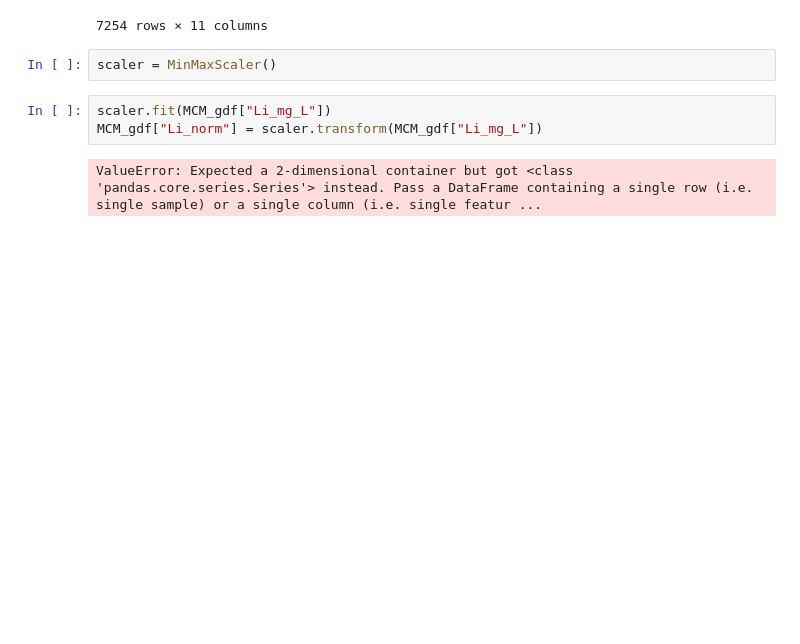
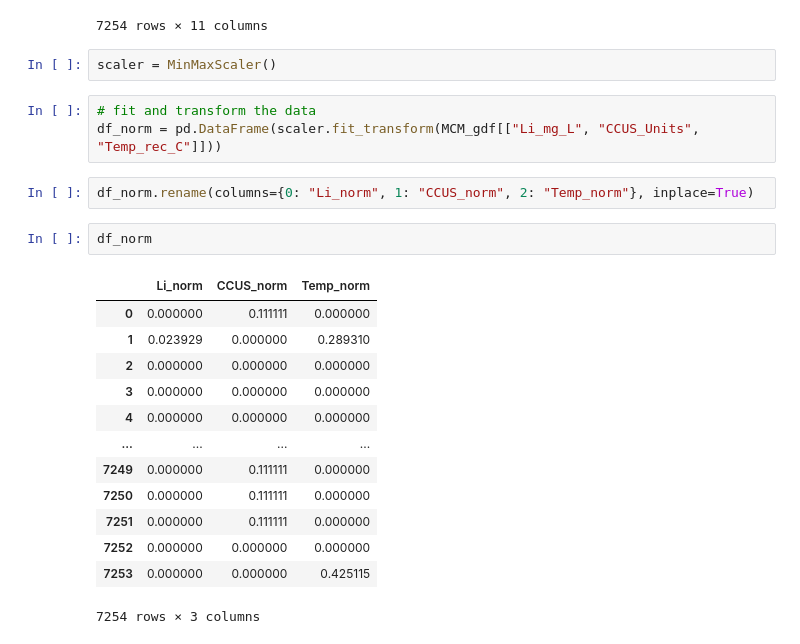
Before and after one commit to katherinewest/2024-redevelop, a Jupyter notebook: main.ipynb, the cells around one changed output. Saved outputs shown, nothing was run; the diff lists cells and outputs as text; blank space fills up the shorter version.

```diff
--- a/main.ipynb
+++ b/main.ipynb
@@ -470,7 +447,23 @@ MCM_gdf.sort_values(by="CCUS_Units", ascending=False)
 # %%
 scaler = MinMaxScaler()
 # %%
-scaler.fit(MCM_gdf["Li_mg_L"])
-MCM_gdf["Li_norm"] = scaler.transform(MCM_gdf["Li_mg_L"])
+# fit and transform the data
+df_norm = pd.DataFrame(scaler.fit_transform(MCM_gdf[["Li_mg_L", "CCUS_Units", "Temp_rec_C"]]))
-# %% [output]
-ValueError: Expected a 2-dimensional container but got <class 'pandas.core.series.Series'> instead. Pass a DataFrame containing a single row (i.e. single sample) or a single column (i.e. single featur ...
+# %%
+df_norm.rename(columns={0: "Li_norm", 1: "CCUS_norm", 2: "Temp_norm"}, inplace=True)
+# %%
+df_norm
+# %% [output]
+|  | Li_norm | CCUS_norm | Temp_norm |
+| 0 | 0.000000 | 0.111111 | 0.000000 |
+| 1 | 0.023929 | 0.000000 | 0.289310 |
+| 2 | 0.000000 | 0.000000 | 0.000000 |
+| 3 | 0.000000 | 0.000000 | 0.000000 |
+| 4 | 0.000000 | 0.000000 | 0.000000 |
+| ... | ... | ... | ... |
+| 7249 | 0.000000 | 0.111111 | 0.000000 |
+| 7250 | 0.000000 | 0.111111 | 0.000000 |
+| 7251 | 0.000000 | 0.111111 | 0.000000 |
+| 7252 | 0.000000 | 0.000000 | 0.000000 |
+| 7253 | 0.000000 | 0.000000 | 0.425115 |
+7254 rows × 3 columns
```
Also changed, not shown: parts of 12 cells of this notebook.
